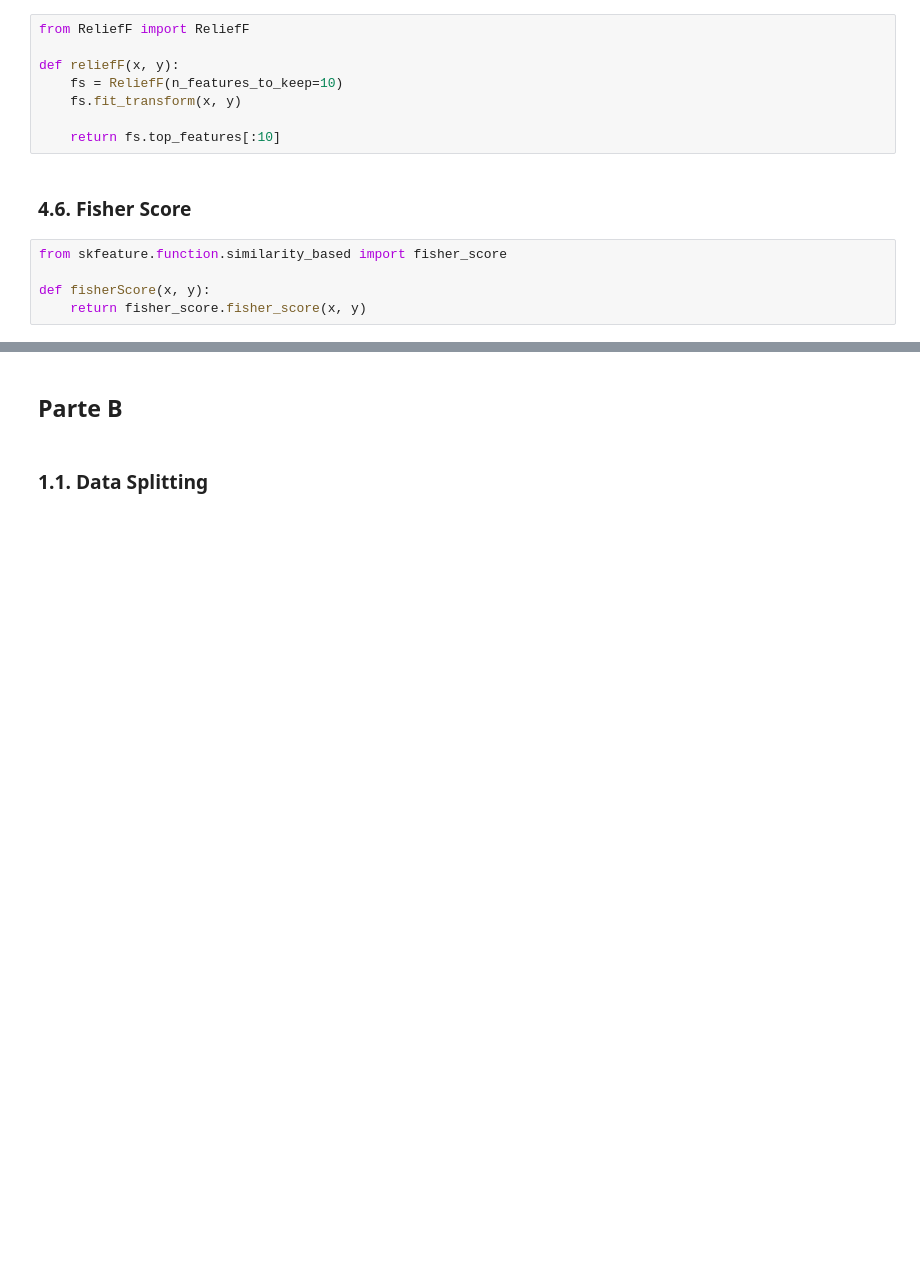
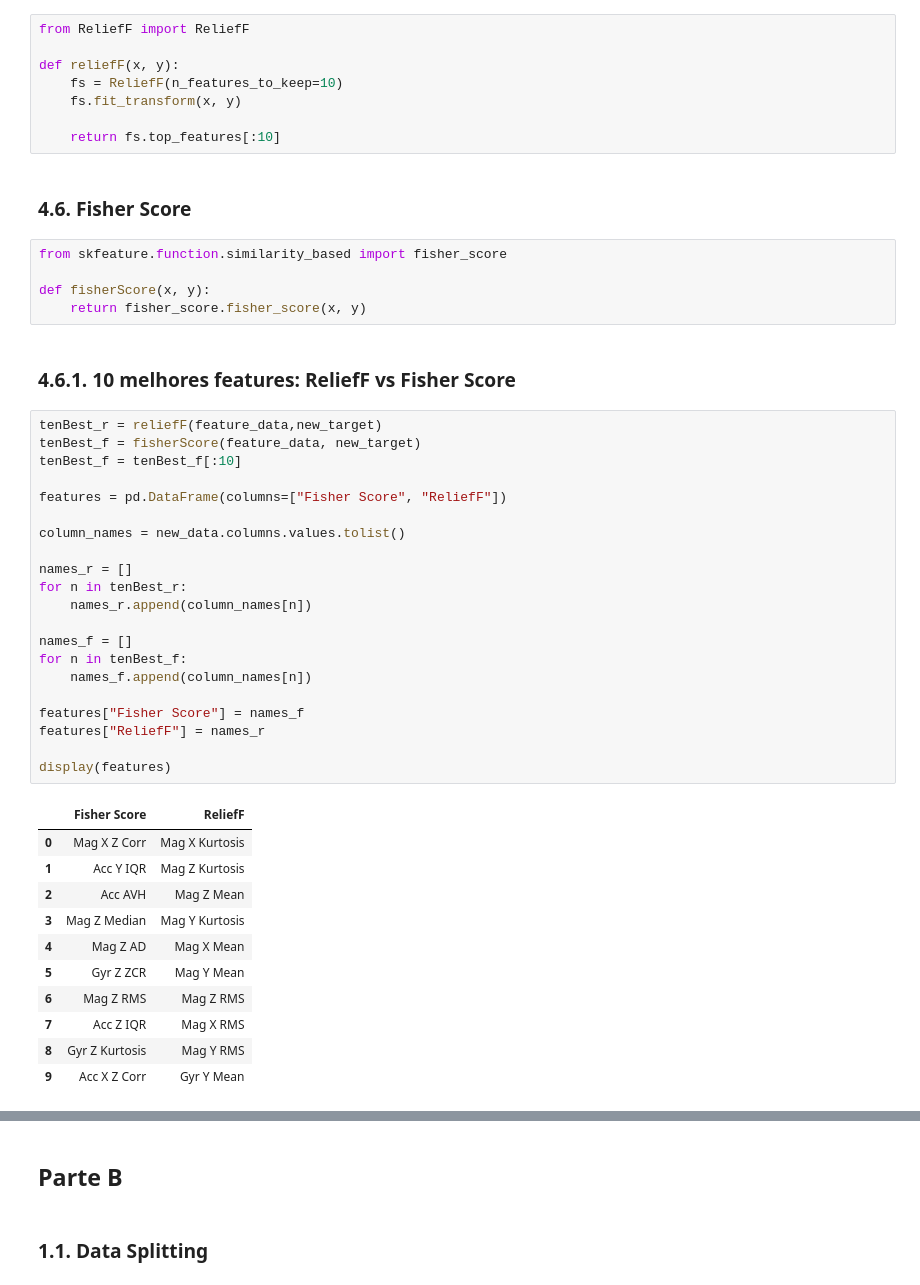
Before and after one commit to patii01/TCD-TP, a Jupyter notebook: Part_B/code/mainActivity.ipynb, the cells around one changed output, grey strips where cells are left out. Drawn from its saved outputs; the diff is of its cells as text; blank space fills up the shorter version.

```diff
--- a/Part_B/code/mainActivity.ipynb
+++ b/Part_B/code/mainActivity.ipynb
@@ -33,3 +63,38 @@ from skfeature.function.similarity_based import fisher_score
 
 def fisherScore(x, y):
     return fisher_score.fisher_score(x, y)
+# %% [markdown]
+### 4.6.1. 10 melhores features: ReliefF vs Fisher Score
+# %%
+tenBest_r = reliefF(feature_data,new_target)
+tenBest_f = fisherScore(feature_data, new_target)
+tenBest_f = tenBest_f[:10]
+
+features = pd.DataFrame(columns=["Fisher Score", "ReliefF"])
+
+column_names = new_data.columns.values.tolist()
+
+names_r = []
+for n in tenBest_r:
+    names_r.append(column_names[n])
+
+names_f = []
+for n in tenBest_f:
+    names_f.append(column_names[n])
+
+features["Fisher Score"] = names_f
+features["ReliefF"] = names_r
+
+display(features)
+# %% [output]
+|  | Fisher Score | ReliefF |
+| 0 | Mag X Z Corr | Mag X Kurtosis |
+| 1 | Acc Y IQR | Mag Z Kurtosis |
+| 2 | Acc AVH | Mag Z Mean |
+| 3 | Mag Z Median | Mag Y Kurtosis |
+| 4 | Mag Z AD | Mag X Mean |
+| 5 | Gyr Z ZCR | Mag Y Mean |
+| 6 | Mag Z RMS | Mag Z RMS |
+| 7 | Acc Z IQR | Mag X RMS |
+| 8 | Gyr Z Kurtosis | Mag Y RMS |
+| 9 | Acc X Z Corr | Gyr Y Mean |
```
Also changed, not shown: parts of 11 cells of this notebook, 1 other file.
